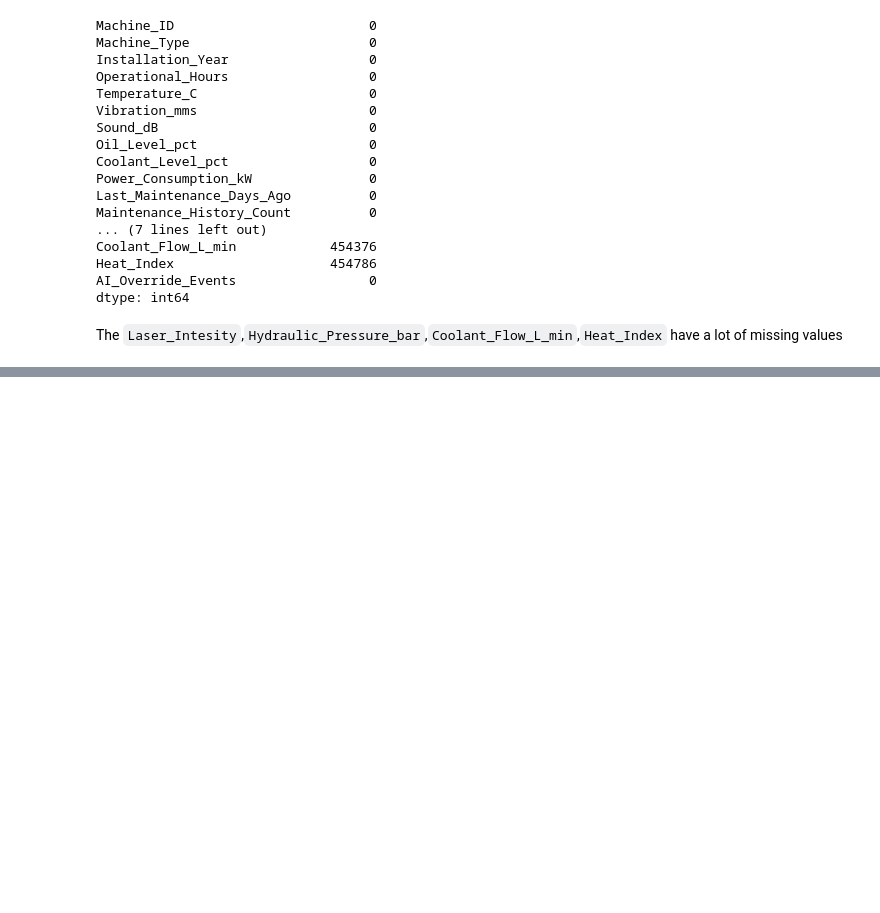
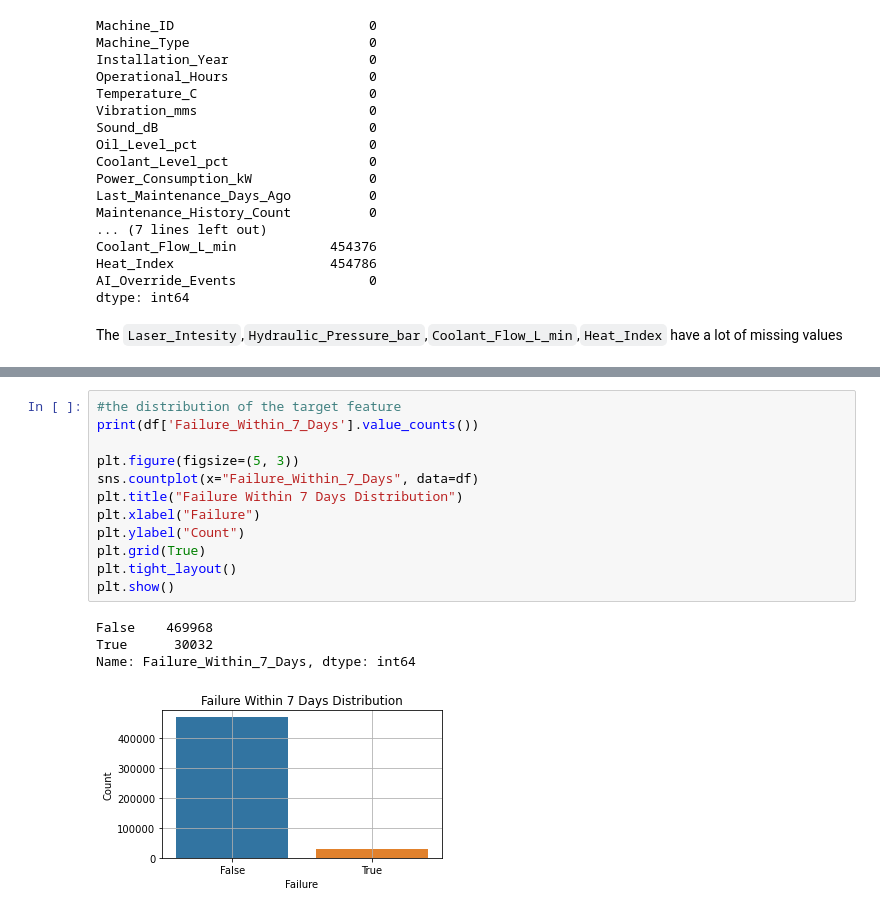
Before and after one commit to kkipkorir/predictive-maintenance, a Jupyter notebook: notebook.ipynb, the cells around one changed output, grey strips where cells are left out. Drawn from its saved outputs; the diff is of its cells as text; blank space fills up the shorter version.

```diff
--- a/notebook.ipynb
+++ b/notebook.ipynb
@@ -120,0 +132,17 @@ The `Laser_Intesity`,`Hydraulic_Pressure_bar`,`Coolant_Flow_L_min`,`Heat_Index`
+# %%
+#the distribution of the target feature
+print(df['Failure_Within_7_Days'].value_counts())
+
+plt.figure(figsize=(5, 3))
+sns.countplot(x="Failure_Within_7_Days", data=df)
+plt.title("Failure Within 7 Days Distribution")
+plt.xlabel("Failure")
+plt.ylabel("Count")
+plt.grid(True)
+plt.tight_layout()
+plt.show()
+# %% [output]
+False    469968
+True      30032
+Name: Failure_Within_7_Days, dtype: int64
+[figure, added]
```
Also changed, not shown: parts of 18 cells of this notebook.
